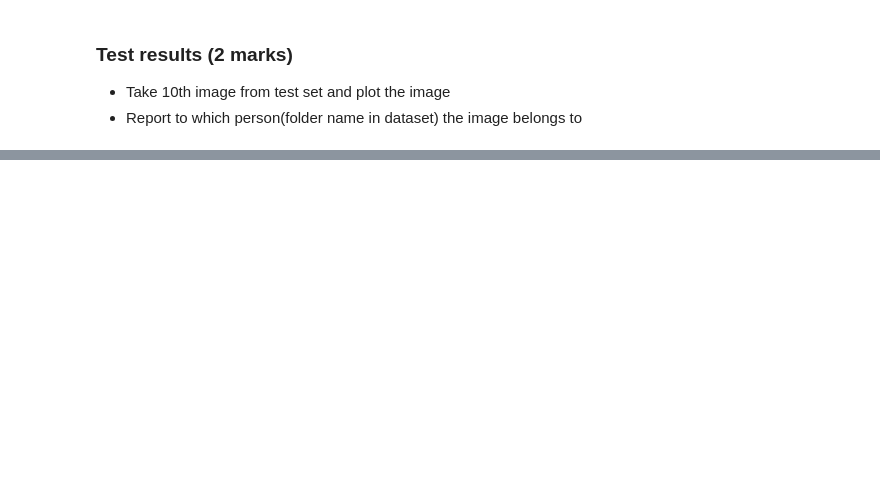
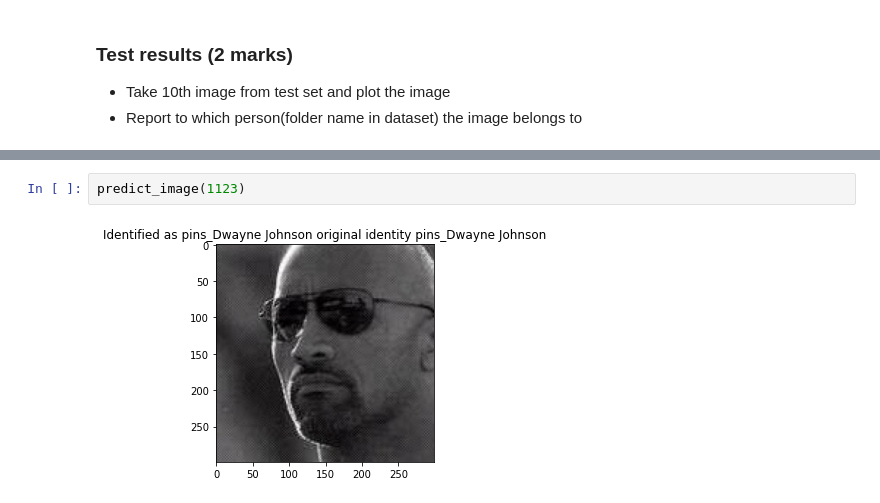
Before and after one commit to astuppad/Artificial-Intelligence, a Jupyter notebook: GreatLearning/Computer Vision/Projects/Face_recognition_Questions_Project_CV_AIML_Online.ipynb, the cells around one changed output, grey strips where cells are left out. Cells and saved outputs as stored; diff of their text form; blank space fills up the shorter version.

```diff
--- a/GreatLearning/Computer Vision/Projects/Face_recognition_Questions_Project_CV_AIML_Online.ipynb
+++ b/GreatLearning/Computer Vision/Projects/Face_recognition_Questions_Project_CV_AIML_Online.ipynb
@@ -390,0 +426,4 @@ plt.title(f'Identified as {example_identity}');
+# %%
+predict_image(1123)
+# %% [output]
+[figure, added]
```
Also changed, not shown: parts of 14 cells of this notebook.
